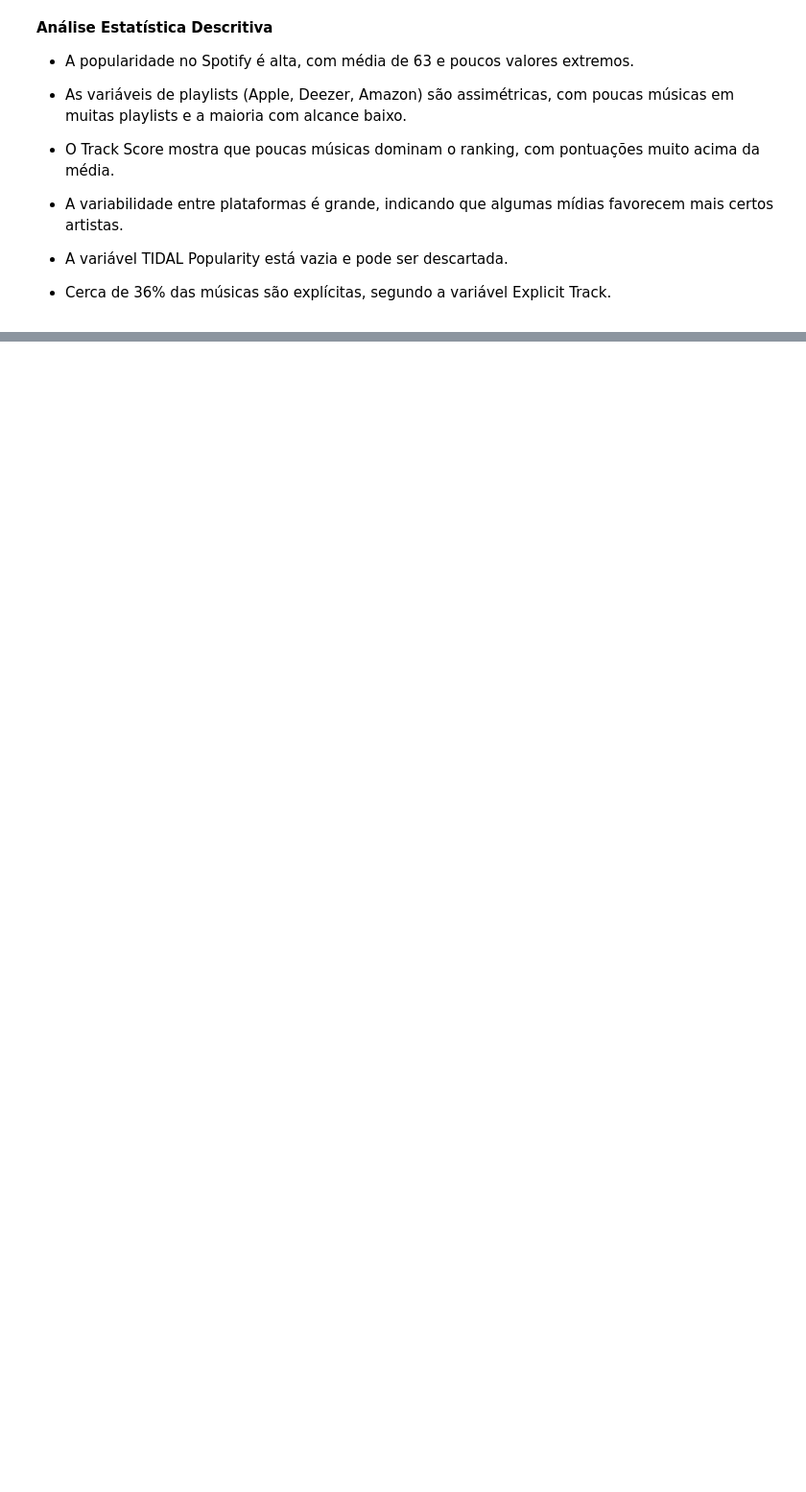
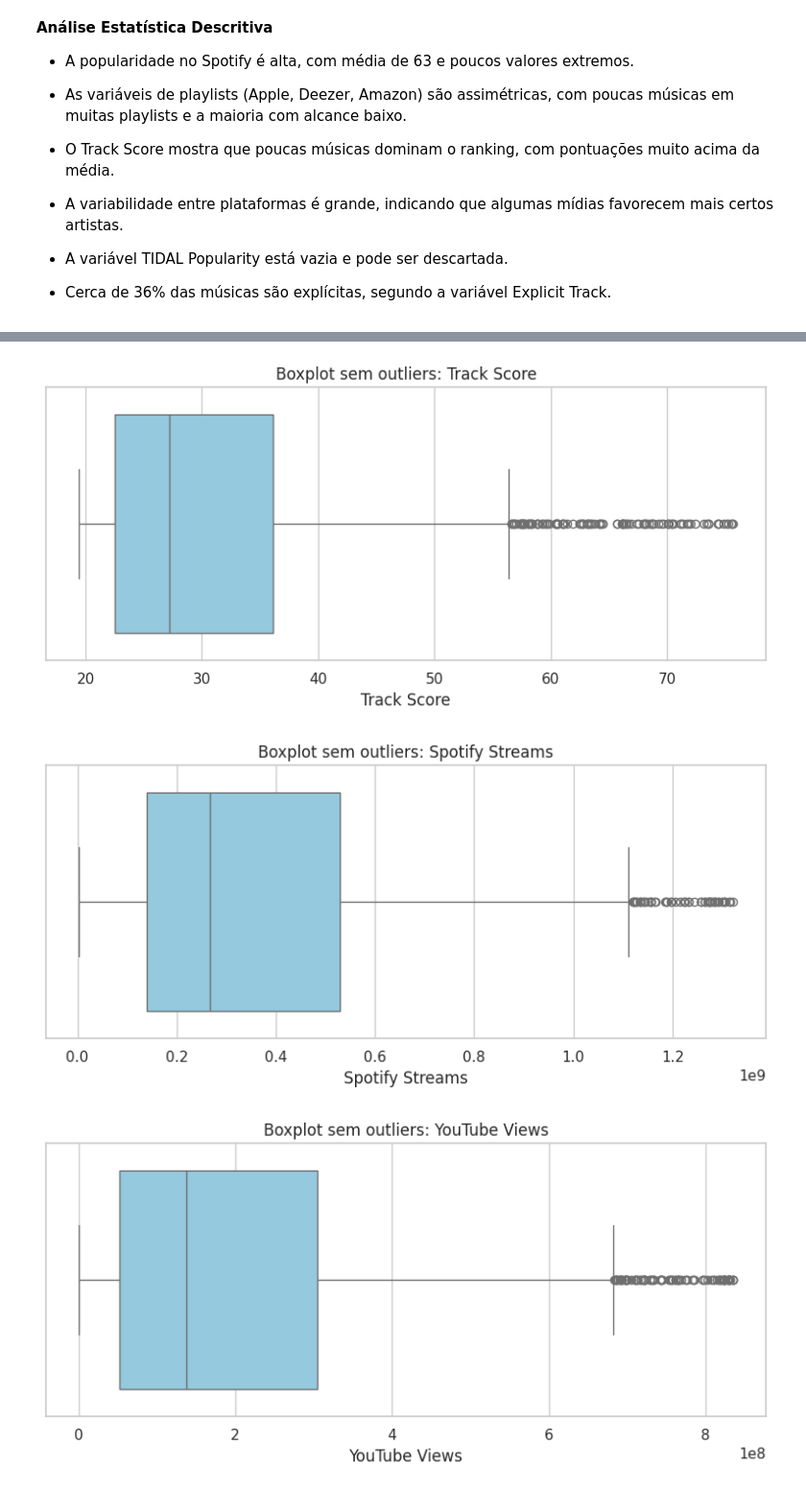
Before and after one commit to vitorlooo/AnaliseDados_projeto1, a Jupyter notebook: ProjetoMusicas.ipynb, the cells around one changed output, grey strips where cells are left out. Shown: that part at 96% size. Saved outputs shown, nothing was run; the diff lists cells and outputs as text; code cells hidden in the pictures; blank space fills up the shorter version.

```diff
--- a/ProjetoMusicas.ipynb
+++ b/ProjetoMusicas.ipynb
@@ -233,0 +283,20 @@ df.describe()
+# %%
+def remover_outliers_iqr(df, colunas):
+    df_filtrado = df.copy()
+    for col in colunas:
+        Q1 = df_filtrado[col].quantile(0.25)
+        Q3 = df_filtrado[col].quantile(0.75)
+        IQR = Q3 - Q1
+        limite_inferior = Q1 - 1.5 * IQR
+        limite_superior = Q3 + 1.5 * IQR
+        df_filtrado = df_filtrado[(df_filtrado[col] >= limite_inferior) & (df_filtrado[col] <= limite_superior)]
+    return df_filtrado
+
+# colunas com maiores outliers
+variaveis_outliers = ['Track Score', 'Spotify Streams', 'YouTube Views', 'TikTok Views', 'TikTok Likes', 'Spotify Popularity']
+
+df_sem_outliers = remover_outliers_iqr(df_limpo, variaveis_outliers)
+
+# Comparar o tamanho antes e depois
+print(f'Antes: {df_limpo.shape[0]} linhas')
+print(f'Depois (sem outliers): {df_sem_outliers.shape[0]} linhas')
@@ -233,0 +306,15 @@ df.describe()
+# %%
+df_sem_outliers.head()
+
+# Gera os boxplots sem outliers
+for col in variaveis_outliers:
+    plt.figure(figsize=(8, 4))
+    sns.boxplot(x=df_sem_outliers[col], color='skyblue')
+    plt.title(f'Boxplot sem outliers: {col}')
+    plt.xlabel(col)
+    plt.tight_layout()
+    plt.show()
+# %% [output]
+[figure, added]
+[figure, added]
+[figure, added]
```
Also changed, not shown: parts of 11 cells of this notebook.
